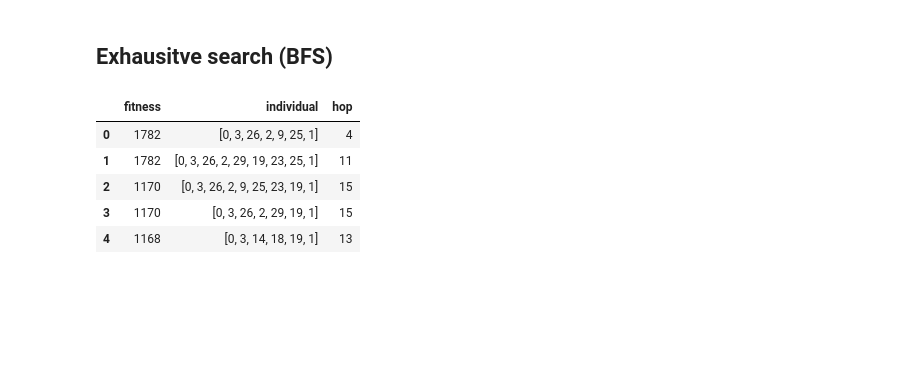
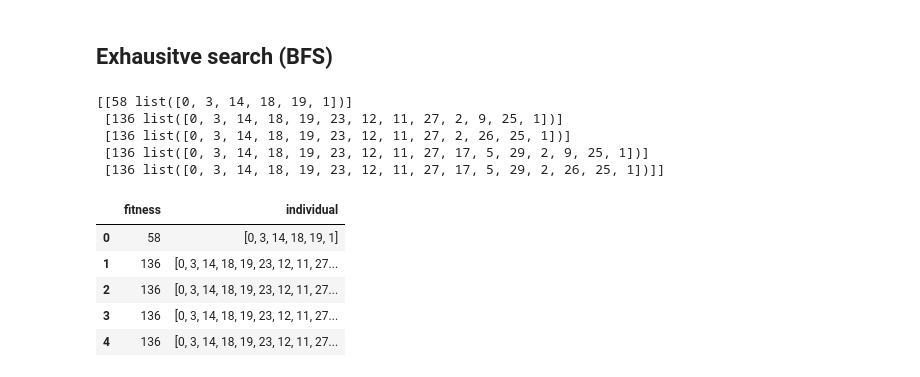
Before and after one commit to WarClans612/evolutionary_computation, a Jupyter notebook: main.ipynb, the cells around one changed output. Drawn from its saved outputs; the diff is of its cells as text; code cells hidden in the pictures; blank space fills up the shorter version.

```diff
--- a/main.ipynb
+++ b/main.ipynb
@@ -332,21 +343,37 @@ plt.show()
 # %% [markdown]
 ## Exhausitve search (BFS)
-# %%
-all_path_generator = nx.all_simple_paths(G, src, dst)
-all_path= list(all_path_generator)
-#print(len(all_path))
-
-# fitness evaluation
-all_path_with_fit = fitness.population_with_fitness(all_path, bandwidth_matrix)
-ground_rst = pd.DataFrame(sorted(all_path_with_fit, key=lambda ind: ind['fitness'], reverse=True))
-# path_length(hops) evaluation
-ground_rst['hop'] = get_path_length(all_path)
-# This dataframe shows the ground truth
-ground_rst.head(k_shortest)
-# %% [output]
-|  | fitness | individual | hop |
-| 0 | 1782 | [0, 3, 26, 2, 9, 25, 1] | 4 |
-| 1 | 1782 | [0, 3, 26, 2, 29, 19, 23, 25, 1] | 11 |
-| 2 | 1170 | [0, 3, 26, 2, 9, 25, 23, 19, 1] | 15 |
-| 3 | 1170 | [0, 3, 26, 2, 29, 19, 1] | 15 |
-| 4 | 1168 | [0, 3, 14, 18, 19, 1] | 13 |
+# %%
+all_path_generator = nx.all_simple_paths(G, src, dst)
+max_bandwidth_path = pd.DataFrame(pop_with_fit).tail(k_shortest).values
+current_max_bandwidth = min(max_bandwidth_path[:,0])
+
+for p in all_path_generator:
+    current_bandwidth = fitness.fitness(p, bandwidth_matrix)
+    if current_bandwidth > current_max_bandwidth:
+        # create new pair of bandwidth & path
+        temp = max_bandwidth_path[0].copy()
+        temp[0] = current_bandwidth
+        temp[1] = p
+        # append to table with size k_shortest
+        max_bandwidth_path = np.append(max_bandwidth_path, [temp] , axis=0)
+        if len(max_bandwidth_path) > k_shortest:
+            max_bandwidth_path.sort(axis=0)
+            max_bandwidth_path = max_bandwidth_path[0:-1]
+        current_max_bandwidth = min(max_bandwidth_path[:,0])
+
+print(max_bandwidth_path)
+# %% [output]
+[[58 list([0, 3, 14, 18, 19, 1])]
+ [136 list([0, 3, 14, 18, 19, 23, 12, 11, 27, 2, 9, 25, 1])]
+ [136 list([0, 3, 14, 18, 19, 23, 12, 11, 27, 2, 26, 25, 1])]
+ [136 list([0, 3, 14, 18, 19, 23, 12, 11, 27, 17, 5, 29, 2, 9, 25, 1])]
+ [136 list([0, 3, 14, 18, 19, 23, 12, 11, 27, 17, 5, 29, 2, 26, 25, 1])]]
+# %%
+pd.DataFrame(max_bandwidth_path, columns=['fitness', 'individual'])
+# %% [output]
+|  | fitness | individual |
+| 0 | 58 | [0, 3, 14, 18, 19, 1] |
+| 1 | 136 | [0, 3, 14, 18, 19, 23, 12, 11, 27... |
+| 2 | 136 | [0, 3, 14, 18, 19, 23, 12, 11, 27... |
+| 3 | 136 | [0, 3, 14, 18, 19, 23, 12, 11, 27... |
+| 4 | 136 | [0, 3, 14, 18, 19, 23, 12, 11, 27... |
```
Also changed, not shown: parts of 8 cells of this notebook, 2 other files.
